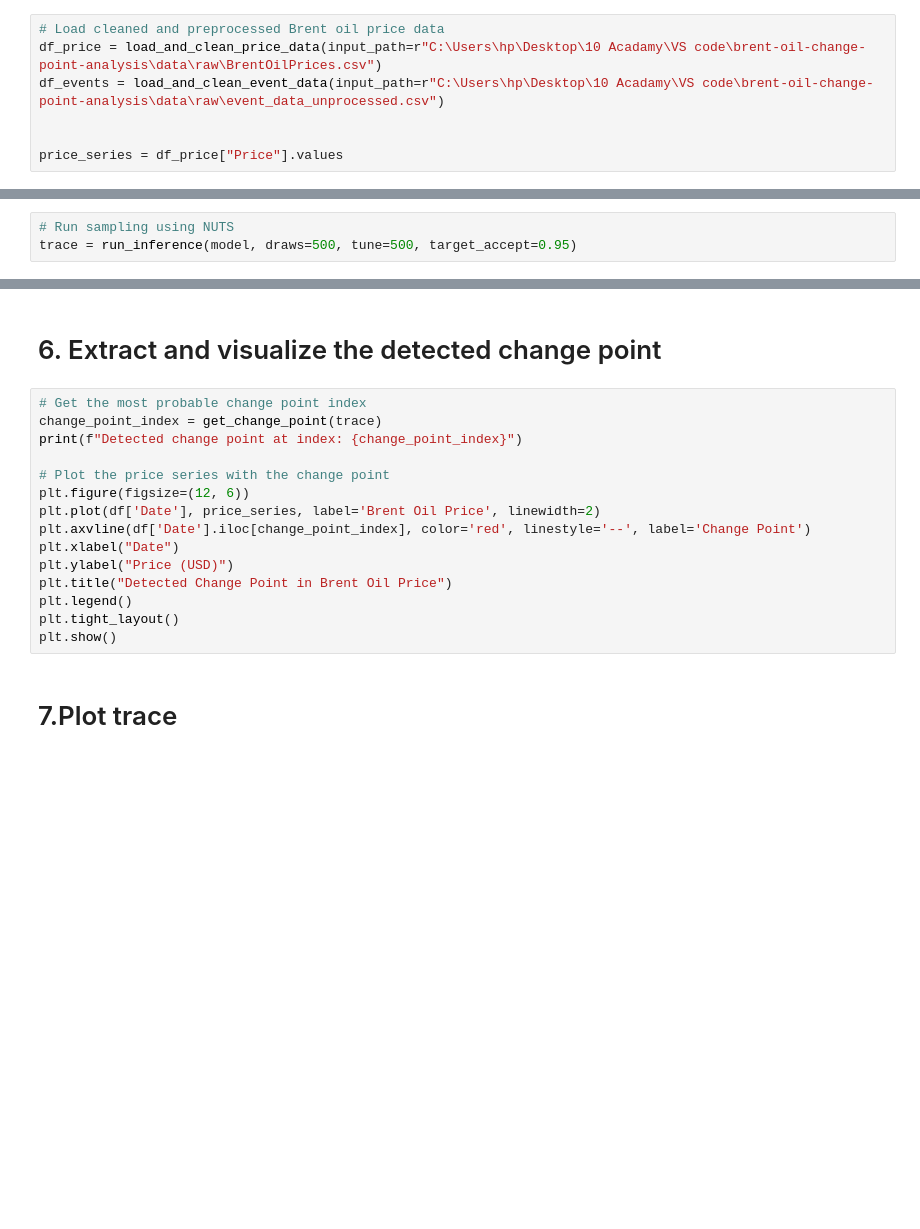
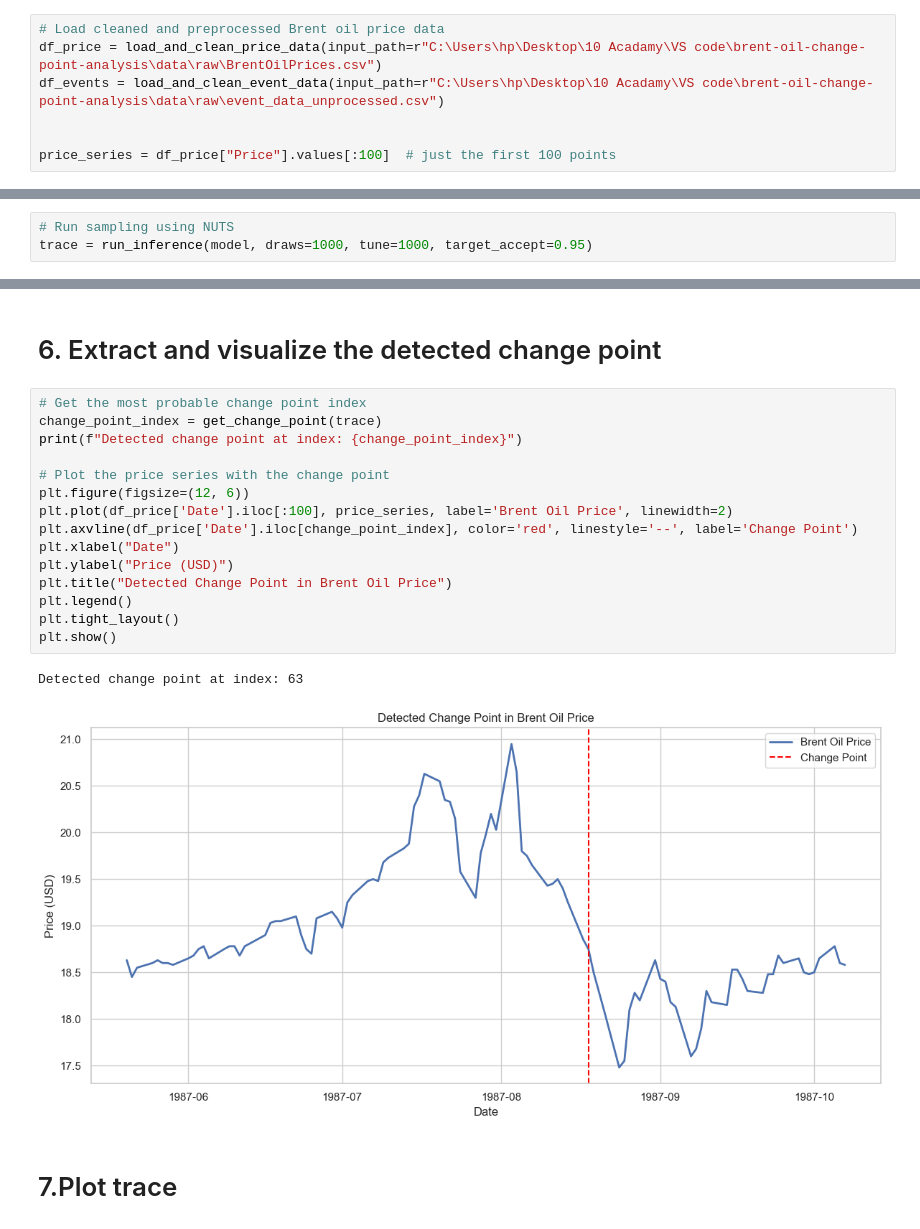
Before and after one commit to abeladamushumet/brent-oil-change-point-analysis, a Jupyter notebook: noteboks/change_point_modeling.ipynb, the cells around one changed output, grey strips where cells are left out. Saved outputs shown, nothing was run; the diff lists cells and outputs as text; blank space fills up the shorter version.

Commit message:
add check_point_modeling and event_integration

```diff
--- a/noteboks/change_point_modeling.ipynb
+++ b/noteboks/change_point_modeling.ipynb
@@ -30,7 +27,7 @@ df_price = load_and_clean_price_data(input_path=r"C:\Users\hp\Desktop\10 Acadamy
 df_events = load_and_clean_event_data(input_path=r"C:\Users\hp\Desktop\10 Acadamy\VS code\brent-oil-change-point-analysis\data\raw\event_data_unprocessed.csv")
 
 
-price_series = df_price["Price"].values
+price_series = df_price["Price"].values[:100]  # just the first 100 points
 # %% [output]
 🔹 Loading Brent oil price data...
 🔹 Cleaning Brent oil price data...
@@ -52,5 +49,5 @@ $$
 # 4. Run inference (MCMC sampling)
 # %%
 # Run sampling using NUTS
-trace = run_inference(model, draws=500, tune=500, target_accept=0.95)
+trace = run_inference(model, draws=1000, tune=1000, target_accept=0.95)
 # %% [output]
@@ -70,18 +73,21 @@ plot_posterior(trace)
 # %%
 # Get the most probable change point index
 change_point_index = get_change_point(trace)
 print(f"Detected change point at index: {change_point_index}")
 
 # Plot the price series with the change point
 plt.figure(figsize=(12, 6))
-plt.plot(df['Date'], price_series, label='Brent Oil Price', linewidth=2)
-plt.axvline(df['Date'].iloc[change_point_index], color='red', linestyle='--', label='Change Point')
+plt.plot(df_price['Date'].iloc[:100], price_series, label='Brent Oil Price', linewidth=2)
+plt.axvline(df_price['Date'].iloc[change_point_index], color='red', linestyle='--', label='Change Point')
 plt.xlabel("Date")
 plt.ylabel("Price (USD)")
 plt.title("Detected Change Point in Brent Oil Price")
 plt.legend()
 plt.tight_layout()
 plt.show()
+# %% [output]
+Detected change point at index: 63
+[figure, added]
 # %% [markdown]
 # 7.Plot trace
 # %%
```
Also changed, not shown: parts of 5 cells of this notebook, 1 other file.
